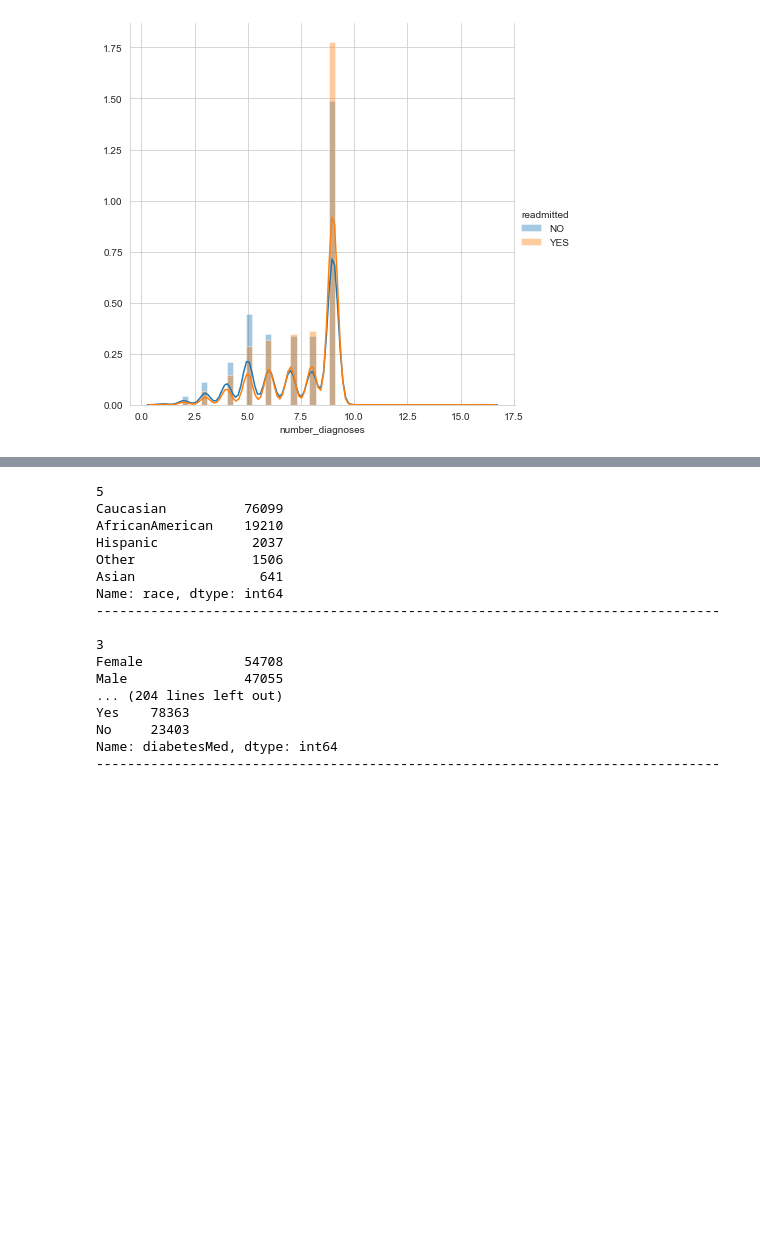
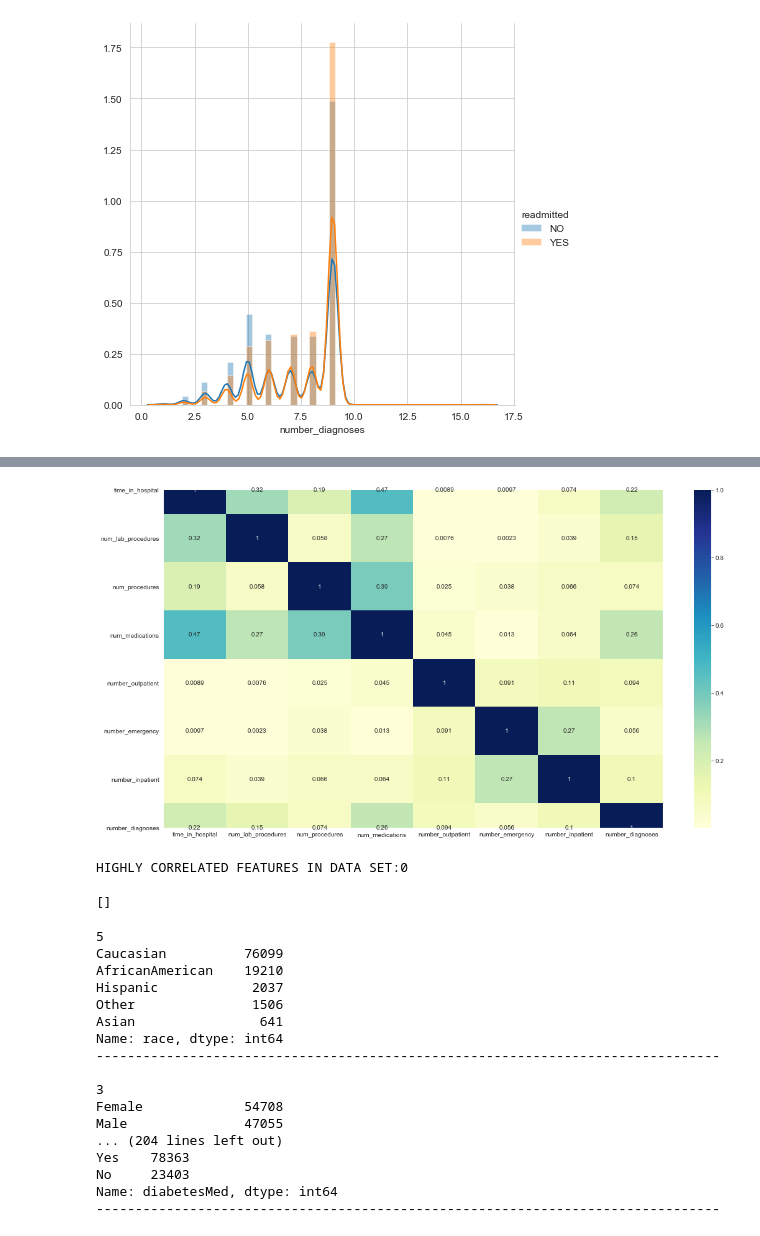
Before and after one commit to abhi18av/Risk_Stratification, a Jupyter notebook: src/Diabetic_Patients_Risk_Stratification.ipynb, the cells around one changed output, grey strips where cells are left out. Drawn from its saved outputs; the diff is of its cells as text; code cells hidden in the pictures; blank space fills up the shorter version.

```diff
--- a/src/Diabetic_Patients_Risk_Stratification.ipynb
+++ b/src/Diabetic_Patients_Risk_Stratification.ipynb
@@ -224,16 +237,33 @@ diabetic_patient_data_num_features = [
+# %%
+
+# # Create correlation matrix
+corr_matrix = diabetic_patient_data_num_features_df.corr().abs()
+
+
+
+# plotting correlations on a heatmap
+
+# figure size
+plt.figure(figsize=(18,10))
+
+# heatmap
+sns.heatmap(corr_matrix, cmap="YlGnBu", annot=True)
+plt.show()
+# %% [output]
+[figure, added]
 # %%
-# NOTE Bivariate analysis of some numerical attributes
-#
-# # Create correlation matrix
-# corr_matrix = telecom2.corr().abs()
-#
-# # Select upper triangle of correlation matrix
-# upper = corr_matrix.where(np.triu(np.ones(corr_matrix.shape), k=1).astype(np.bool))
-#
-# # Find index of feature columns with correlation greater than 0.80
-# high_corr_features = [column for column in upper.columns if any(upper[column] > 0.80)]
-#
-# print("HIGHLY CORRELATED FEATURES IN DATA SET:{}\n\n{}".format(len(high_corr_features), high_corr_features))
+
+# Select upper triangle of correlation matrix
+upper = corr_matrix.where(np.triu(np.ones(corr_matrix.shape), k=1).astype(np.bool))
+
+# Find index of feature columns with correlation greater than 0.80
+high_corr_features = [column for column in upper.columns if any(upper[column] > 0.60)]
+
+print("HIGHLY CORRELATED FEATURES IN DATA SET:{}\n\n{}".format(len(high_corr_features), high_corr_features))
+# %% [output]
+HIGHLY CORRELATED FEATURES IN DATA SET:0
+
+[]
 # %%
 
 # TODO
```
Also changed, not shown: parts of 13 cells of this notebook, 1 other file.
